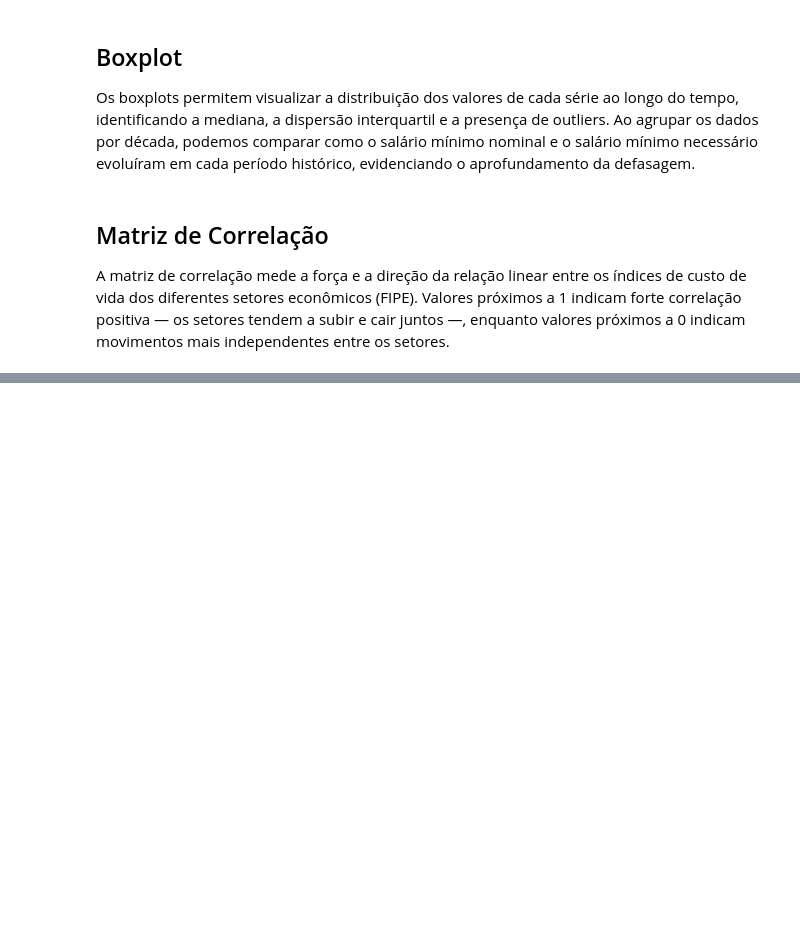
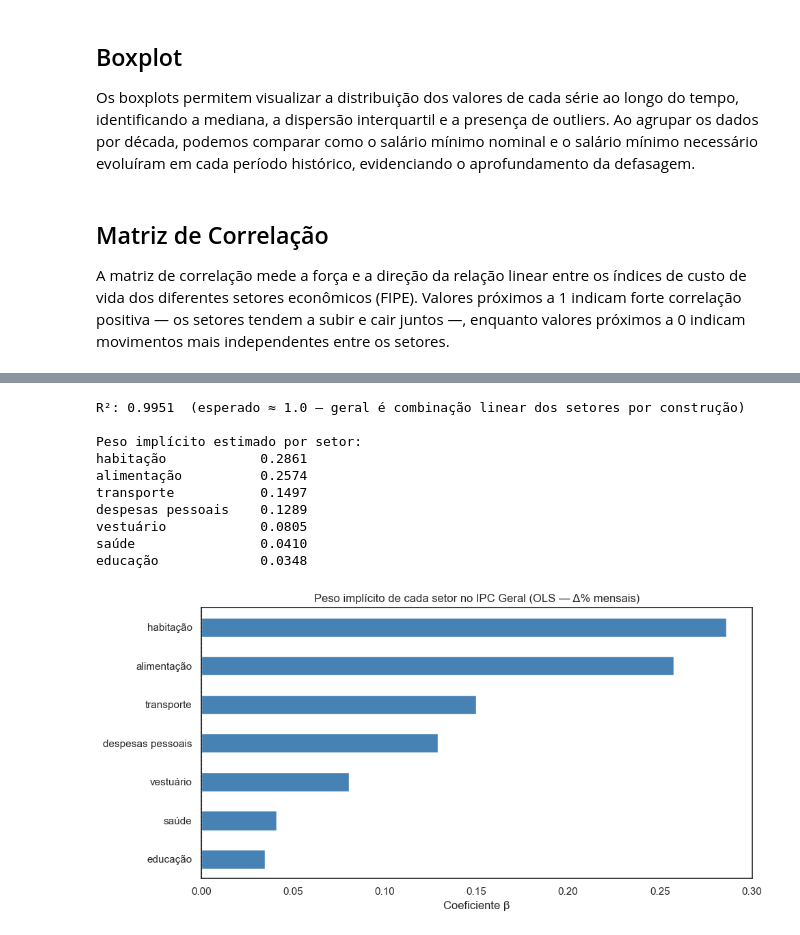
Before and after one commit to MonneratRJ/mvp-inflacao, a Jupyter notebook: notebooks/analysis.ipynb, the cells around one changed output, grey strips where cells are left out. Cells and saved outputs as stored; diff of their text form; code cells hidden in the pictures; blank space fills up the shorter version.

```diff
--- a/notebooks/analysis.ipynb
+++ b/notebooks/analysis.ipynb
@@ -715,0 +645,14 @@ A análise exploratória aqui desenvolvida não tem caráter preditivo, mas esta
+# %%
+# Passo 2 — gap e razão
+df['gap']   = df['salario_min_necessario'] - df['salario_min_nominal']
+df['razao'] = df['salario_min_necessario'] / df['salario_min_nominal']
+
+# Resumo: primeiro e último ponto com dados válidos
+primeiros = df[['date', 'gap', 'razao']].dropna().iloc[0]
+ultimos   = df[['date', 'gap', 'razao']].dropna().iloc[-1]
+
+print(f"{'':20s}  {'gap (R$)':>10s}  {'razão':>8s}")
+print(f"{primeiros['date'].strftime('%b/%Y'):20s}  {primeiros['gap']:>10.0f}  {primeiros['razao']:>8.2f}x")
+print(f"{ultimos['date'].strftime('%b/%Y'):20s}  {ultimos['gap']:>10.0f}  {ultimos['razao']:>8.2f}x")
+print(f"\nRazão mínima histórica : {df['razao'].min():.2f}x  ({df.loc[df['razao'].idxmin(), 'date'].strftime('%b/%Y')})") # type: ignore
+print(f"Razão máxima histórica : {df['razao'].max():.2f}x  ({df.loc[df['razao'].idxmax(), 'date'].strftime('%b/%Y')})") # type: ignore
@@ -715,0 +676,43 @@ A análise exploratória aqui desenvolvida não tem caráter preditivo, mas esta
+# %%
+# Passo 3 — contribuições por regressão OLS (H2)
+from sklearn.linear_model import LinearRegression
+
+setores_sem_geral = ['habitação', 'alimentação', 'transporte', 'despesas pessoais',
+                     'saúde', 'vestuário', 'educação']
+
+# Variação percentual mensal (remove nível e tendência)
+ret = df[setores_sem_geral + ['geral']].pct_change().dropna()
+
+X = ret[setores_sem_geral].to_numpy(dtype=float)
+y = ret['geral'].to_numpy(dtype=float)
+
+# OLS sem intercepto: geral ≈ Σ(β_i × Δsetor_i)
+reg = LinearRegression(fit_intercept=False).fit(X, y)
+r2  = reg.score(X, y)
+
+coefs = pd.Series(reg.coef_, index=setores_sem_geral).sort_values(ascending=False)
+
+print(f"R²: {r2:.4f}  (esperado ≈ 1.0 — geral é combinação linear dos setores por construção)")
+print("\nPeso implícito estimado por setor:")
+print(coefs.round(4).to_string())
+
+# Gráfico
+fig, ax = plt.subplots(figsize=(10, 5))
+coefs.sort_values().plot(kind='barh', ax=ax, color='steelblue')
+ax.axvline(0, color='black', linewidth=0.8, linestyle='--')
+ax.set_title('Peso implícito de cada setor no IPC Geral (OLS — Δ% mensais)')
+ax.set_xlabel('Coeficiente β')
+plt.tight_layout()
+plt.show()
+# %% [output]
+R²: 0.9951  (esperado ≈ 1.0 — geral é combinação linear dos setores por construção)
+
+Peso implícito estimado por setor:
+habitação            0.2861
+alimentação          0.2574
+transporte           0.1497
+despesas pessoais    0.1289
+vestuário            0.0805
+saúde                0.0410
+educação             0.0348
+[figure, added]
```
Also changed, not shown: parts of 40 cells of this notebook.
